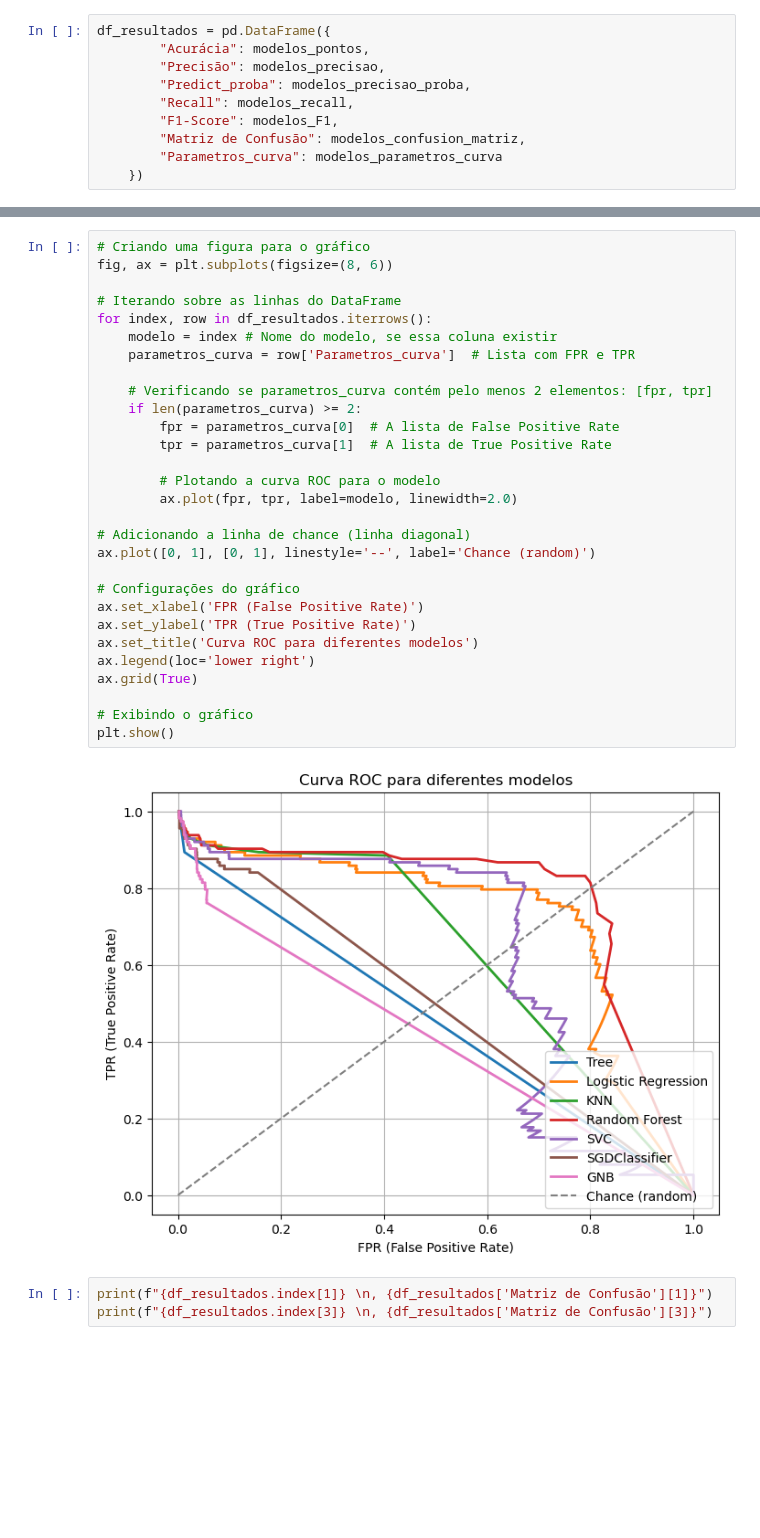
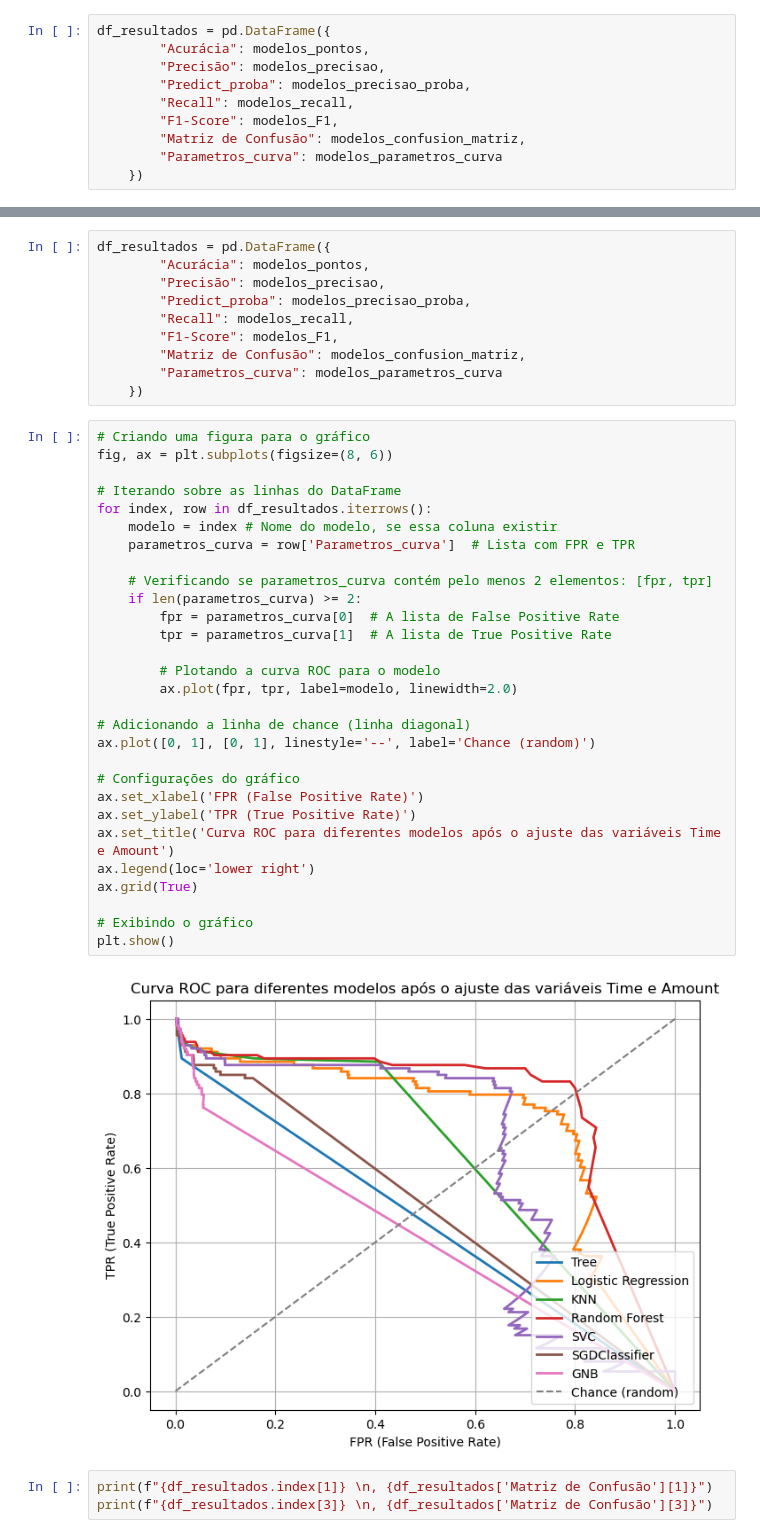
Before and after one commit to YagoCastro/DataMining-List1, a Jupyter notebook: L1P2A/L1P2A.ipynb, the cells around one changed output, grey strips where cells are left out. Drawn from its saved outputs; the diff is of its cells as text; blank space fills up the shorter version.

```diff
--- a/L1P2A/L1P2A.ipynb
+++ b/L1P2A/L1P2A.ipynb
@@ -654,37 +874,47 @@ df_resultados
 | SVC | 0.984256 | 0.083471 | [0.9843426149621611, 0.0382756485... | 0.893805 | 0.152683 | [[69980, 1109], [12, 101]] | ([0.005693268843208384, 0.0056431... |
 | SGDClassifier | 0.927994 | 0.019732 | [1.0, 1.7796124843959454e-09, 7.4... | 0.911504 | 0.038627 | [[65972, 5117], [10, 103]] | ([0.001773188758297111, 0.0017575... |
 | GNB | 0.962220 | 0.035676 | [1.0, 7.296557644118463e-13, 4.94... | 0.876106 | 0.068560 | [[68413, 2676], [14, 99]] | ([0.0020862565541688205, 0.002067... |
+# %%
+df_resultados = pd.DataFrame({
+        "Acurácia": modelos_pontos,
+        "Precisão": modelos_precisao,
+        "Predict_proba": modelos_precisao_proba,
+        "Recall": modelos_recall,
+        "F1-Score": modelos_F1,
+        "Matriz de Confusão": modelos_confusion_matriz,
+        "Parametros_curva": modelos_parametros_curva
+    })
 # %%
 # Criando uma figura para o gráfico
 fig, ax = plt.subplots(figsize=(8, 6))
 
 # Iterando sobre as linhas do DataFrame
 for index, row in df_resultados.iterrows():
     modelo = index # Nome do modelo, se essa coluna existir
     parametros_curva = row['Parametros_curva']  # Lista com FPR e TPR
 
     # Verificando se parametros_curva contém pelo menos 2 elementos: [fpr, tpr]
     if len(parametros_curva) >= 2:
         fpr = parametros_curva[0]  # A lista de False Positive Rate
         tpr = parametros_curva[1]  # A lista de True Positive Rate
 
         # Plotando a curva ROC para o modelo
         ax.plot(fpr, tpr, label=modelo, linewidth=2.0)
 
 # Adicionando a linha de chance (linha diagonal)
 ax.plot([0, 1], [0, 1], linestyle='--', label='Chance (random)')
 
 # Configurações do gráfico
 ax.set_xlabel('FPR (False Positive Rate)')
 ax.set_ylabel('TPR (True Positive Rate)')
-ax.set_title('Curva ROC para diferentes modelos')
+ax.set_title('Curva ROC para diferentes modelos após o ajuste das variáveis Time e Amount')
 ax.legend(loc='lower right')
 ax.grid(True)
 
 # Exibindo o gráfico
 plt.show()
 # %% [output]
-[figure, old version]
+[figure, new version]
 # %%
 print(f"{df_resultados.index[1]} \n, {df_resultados['Matriz de Confusão'][1]}")
 print(f"{df_resultados.index[3]} \n, {df_resultados['Matriz de Confusão'][3]}")
```
Also changed, not shown: parts of 132 cells of this notebook, 13 other files.
